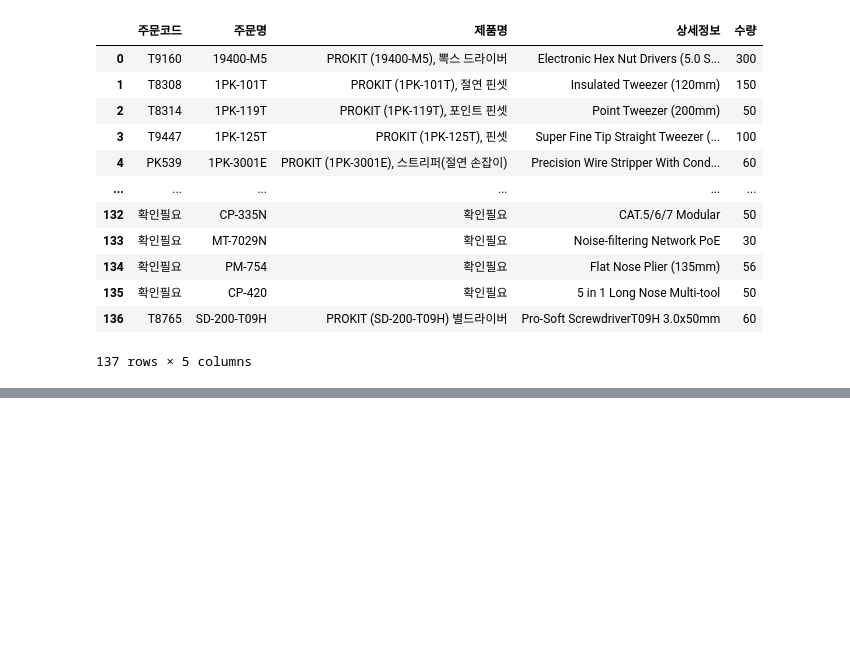
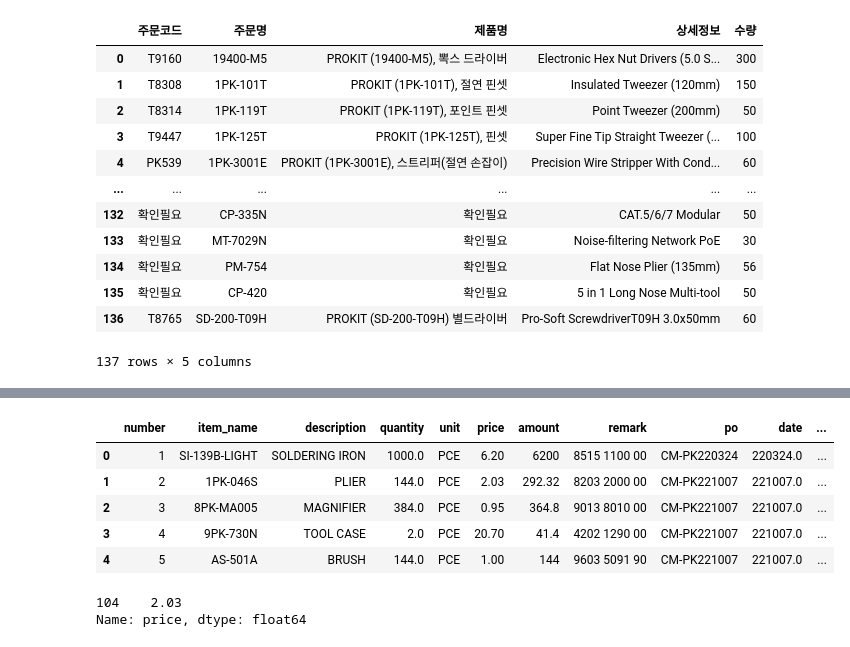
Before and after one commit to gidumg/prokit_management, a Jupyter notebook: prokit management.ipynb, the cells around one changed output, grey strips where cells are left out. Saved outputs shown, nothing was run; the diff lists cells and outputs as text; code cells hidden in the pictures; blank space fills up the shorter version.

```diff
--- a/prokit management.ipynb
+++ b/prokit management.ipynb
@@ -158,0 +291,29 @@ with open('output.html', 'w') as f:
+# %%
+engine = create_engine(f'mysql+pymysql://fred:{password}@fred1234.synology.me/fred')
+query = """select * from prokit """
+prokit2 = pd.read_sql(query, con=engine)
+engine.dispose()
+
+prokit2.head()
+# %% [output]
+|  | number | item_name | description | quantity | unit | price | amount | remark | po | date | ... |
+| 0 | 1 | SI-139B-LIGHT | SOLDERING IRON | 1000.0 | PCE | 6.20 | 6200 | 8515 1100 00 | CM-PK220324 | 220324.0 | ... |
+| 1 | 2 | 1PK-046S | PLIER | 144.0 | PCE | 2.03 | 292.32 | 8203 2000 00 | CM-PK221007 | 221007.0 | ... |
+| 2 | 3 | 8PK-MA005 | MAGNIFIER | 384.0 | PCE | 0.95 | 364.8 | 9013 8010 00 | CM-PK221007 | 221007.0 | ... |
+| 3 | 4 | 9PK-730N | TOOL CASE | 2.0 | PCE | 20.70 | 41.4 | 4202 1290 00 | CM-PK221007 | 221007.0 | ... |
+| 4 | 5 | AS-501A | BRUSH | 144.0 | PCE | 1.00 | 144 | 9603 5091 90 | CM-PK221007 | 221007.0 | ... |
+# %%
+# 품목 중 가장 최근의 단가를 찾기
+
+find_model = "1PK-046S"
+
+prokit2 = prokit2.sort_values("date")
+prokit2['price'] = pd.to_numeric(prokit2['price'], errors="coerce")
+
+filtered_data = prokit2[prokit2['item_name'] == find_model]
+latest_price = filtered_data.tail(1)['price']
+
+latest_price
+# %% [output]
+104    2.03
+Name: price, dtype: float64
```
Also changed, not shown: parts of 6 cells of this notebook, 1 other file.
